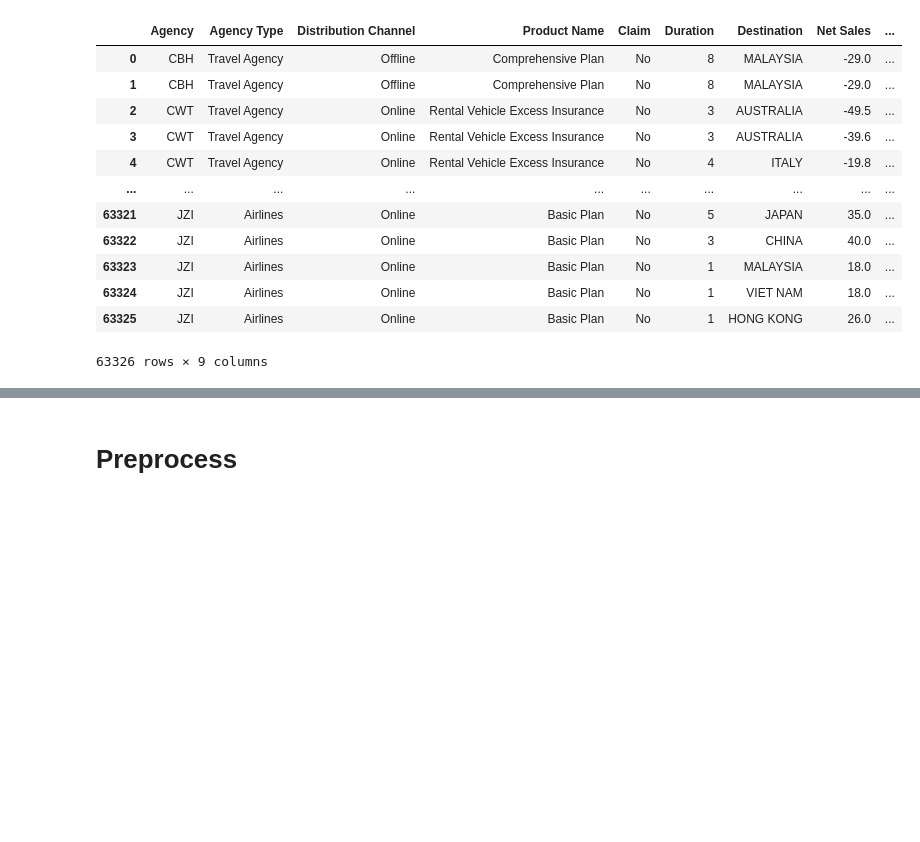
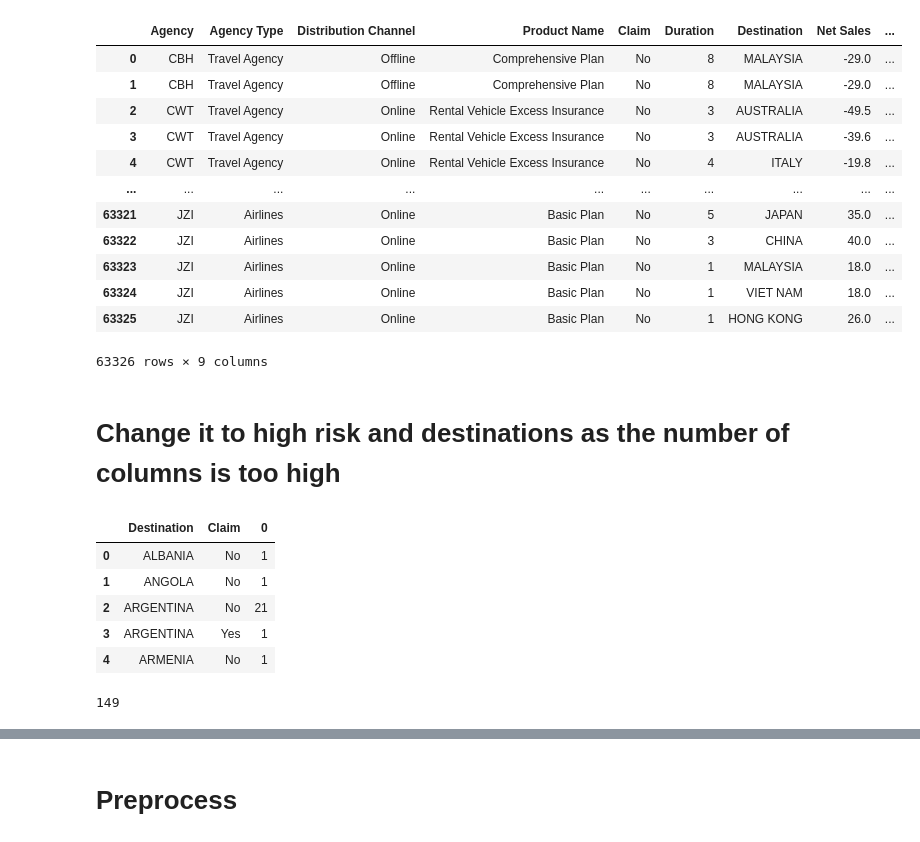
Before and after one commit to saisurbehera/finalProjACTU, a Jupyter notebook: PCA.ipynb, the cells around one changed output, grey strips where cells are left out. Saved outputs shown, nothing was run; the diff lists cells and outputs as text; code cells hidden in the pictures; blank space fills up the shorter version.

```diff
--- a/PCA.ipynb
+++ b/PCA.ipynb
@@ -222,3 +226,19 @@ df_mod1
 | 63324 | JZI | Airlines | Online | Basic Plan | No | 1 | VIET NAM | 18.0 | ... |
 | 63325 | JZI | Airlines | Online | Basic Plan | No | 1 | HONG KONG | 26.0 | ... |
 63326 rows × 9 columns
+# %% [markdown]
+# Change it to high risk and destinations as the number of columns is too high
+# %%
+temp_destination = df_mod1.groupby(["Destination","Claim"]).size().reset_index()
+temp_destination.head()
+# %% [output]
+|  | Destination | Claim | 0 |
+| 0 | ALBANIA | No | 1 |
+| 1 | ANGOLA | No | 1 |
+| 2 | ARGENTINA | No | 21 |
+| 3 | ARGENTINA | Yes | 1 |
+| 4 | ARMENIA | No | 1 |
+# %%
+len(set(temp_destination["Destination"]))
+# %% [output]
+149
```
Also changed, not shown: parts of 29 cells of this notebook, 2 other files.
